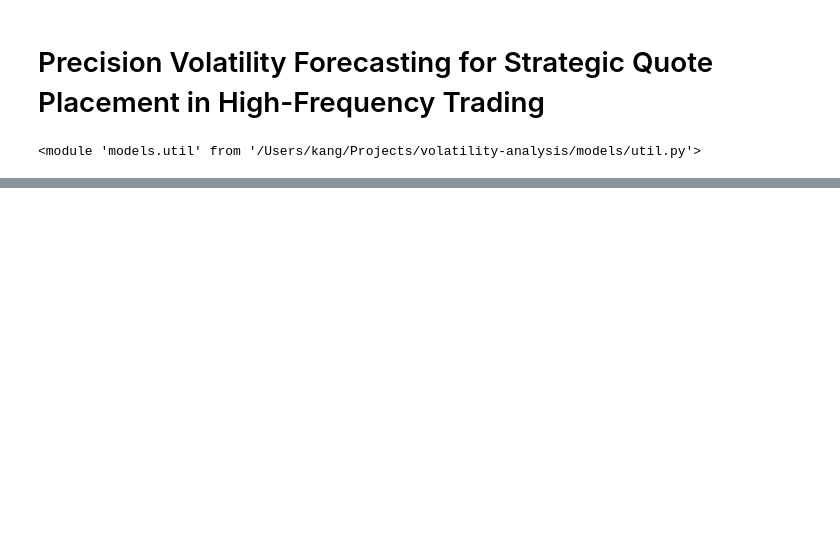
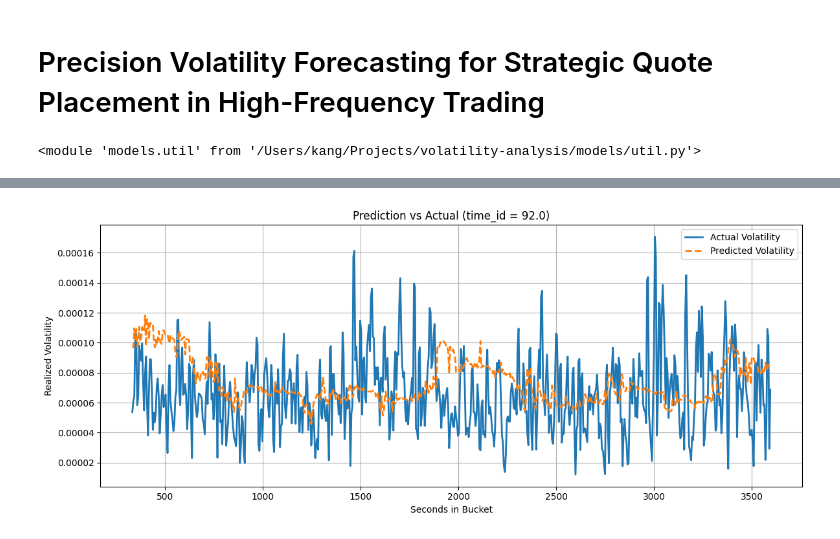
Before and after one commit to mofrui/volatility-analysis, a Jupyter notebook: report.ipynb, the cells around one changed output, grey strips where cells are left out. Cells and saved outputs as stored; diff of their text form; code cells hidden in the pictures; blank space fills up the shorter version.

```diff
--- a/report.ipynb
+++ b/report.ipynb
@@ -219,0 +269,10 @@ util.plot_training_loss(history_lstm_more_feature)
+# %%
+importlib.reload(garch)
+
+model_garch_grid, result_df_garch_grid = garch.baseline_grid(
+    rolling_df=rolling_subset,
+    full_df=snapshot_subset,
+    p_values=[1, 2, 3],
+    q_values=[1, 2, 3],
+    scale=1000000
+)
@@ -219,0 +343,9 @@ util.plot_training_loss(history_lstm_more_feature)
+# %%
+util.plot_prediction_vs_actual(
+    df=result_df_garch_grid,
+    time_id=result_df_garch_grid['time_id'].iloc[1],
+    y_true_col="y_true",
+    y_pred_col="y_pred"
+)
+# %% [output]
+[figure, added]
```
Also changed, not shown: parts of 15 cells of this notebook, 2 other files.
